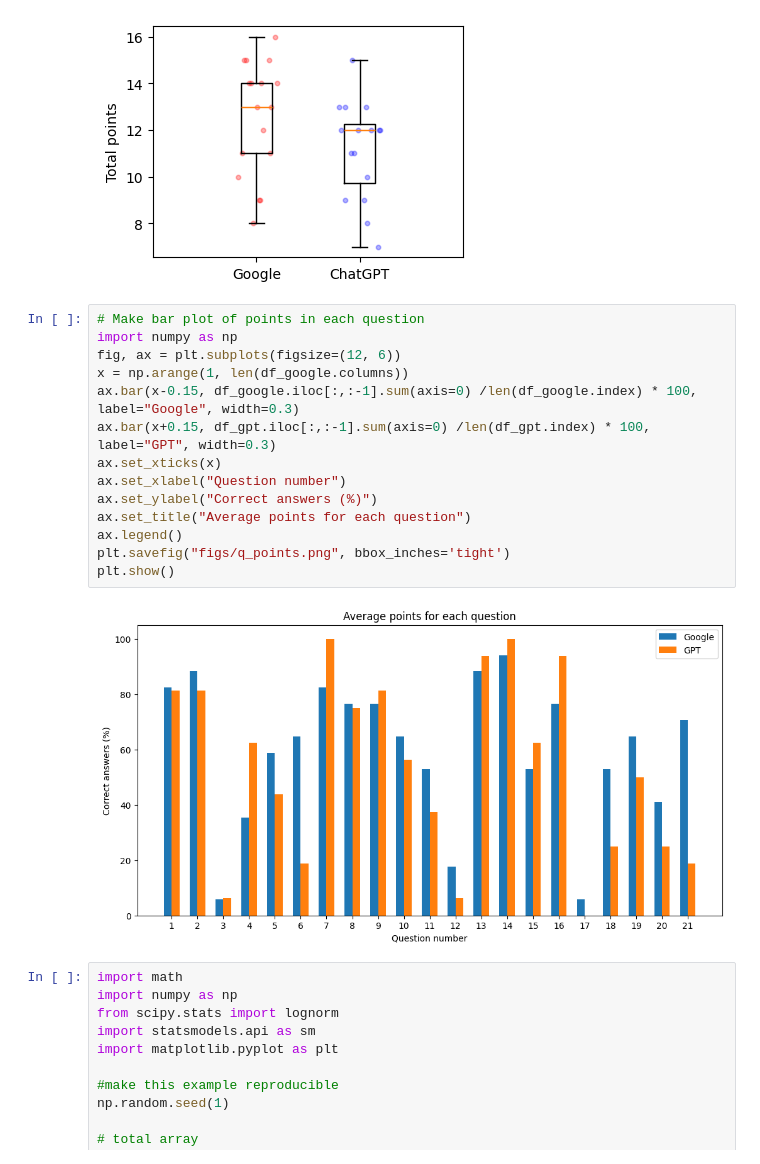
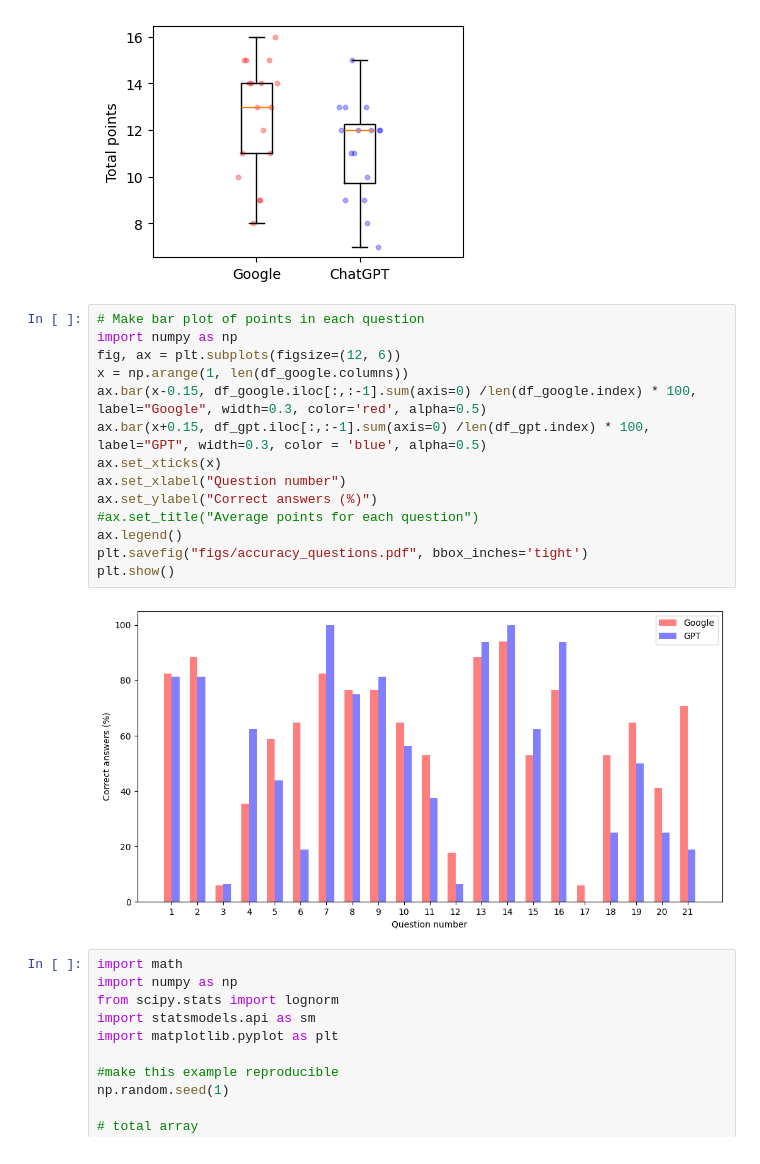
Before and after one commit to s185231/cognitive_experiments, a Jupyter notebook: data_preprocessing_linea.ipynb, the cells around one changed output. Saved outputs shown, nothing was run; the diff lists cells and outputs as text.

Commit message:
new plots

```diff
--- a/data_preprocessing_linea.ipynb
+++ b/data_preprocessing_linea.ipynb
@@ -99,19 +129,19 @@ plt.show()
 # %%
 # Make bar plot of points in each question
 import numpy as np
 fig, ax = plt.subplots(figsize=(12, 6))
 x = np.arange(1, len(df_google.columns))
-ax.bar(x-0.15, df_google.iloc[:,:-1].sum(axis=0) /len(df_google.index) * 100, label="Google", width=0.3)
-ax.bar(x+0.15, df_gpt.iloc[:,:-1].sum(axis=0) /len(df_gpt.index) * 100, label="GPT", width=0.3)
+ax.bar(x-0.15, df_google.iloc[:,:-1].sum(axis=0) /len(df_google.index) * 100, label="Google", width=0.3, color='red', alpha=0.5)
+ax.bar(x+0.15, df_gpt.iloc[:,:-1].sum(axis=0) /len(df_gpt.index) * 100, label="GPT", width=0.3, color = 'blue', alpha=0.5)
 ax.set_xticks(x)
 ax.set_xlabel("Question number")
 ax.set_ylabel("Correct answers (%)")
-ax.set_title("Average points for each question")
+#ax.set_title("Average points for each question")
 ax.legend()
-plt.savefig("figs/q_points.png", bbox_inches='tight')
+plt.savefig("figs/accuracy_questions.pdf", bbox_inches='tight')
 plt.show()
 # %% [output]
-[figure, old version]
+[figure, new version]
 # %%
 import math
 import numpy as np
```
Also changed, not shown: parts of 2 cells of this notebook, 5 other files.
